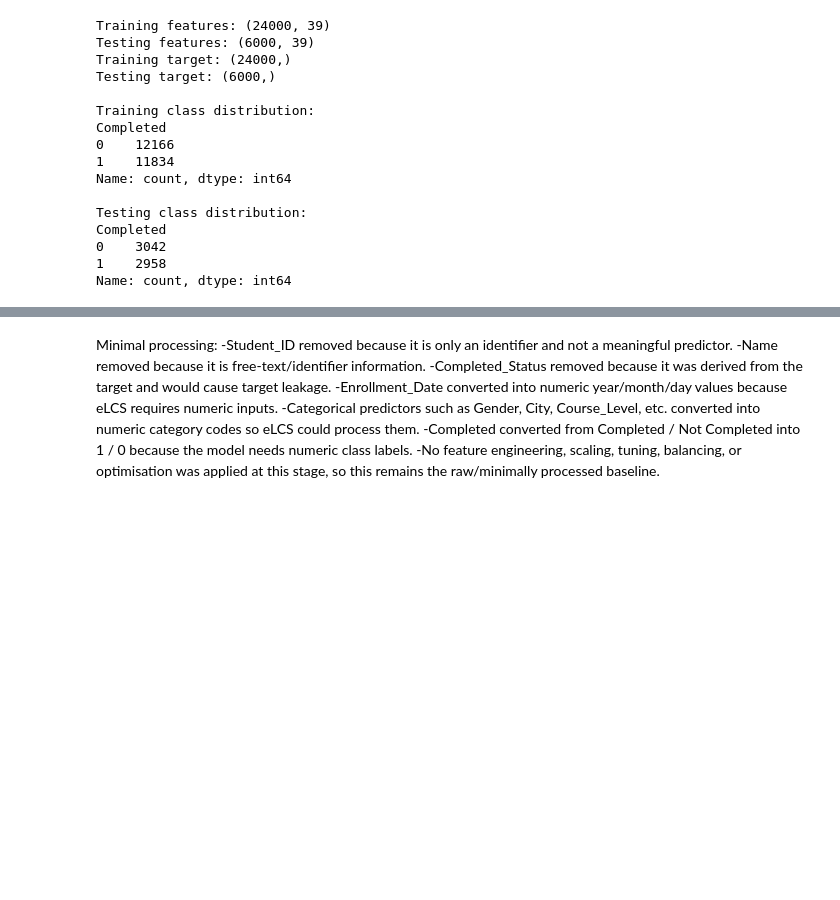
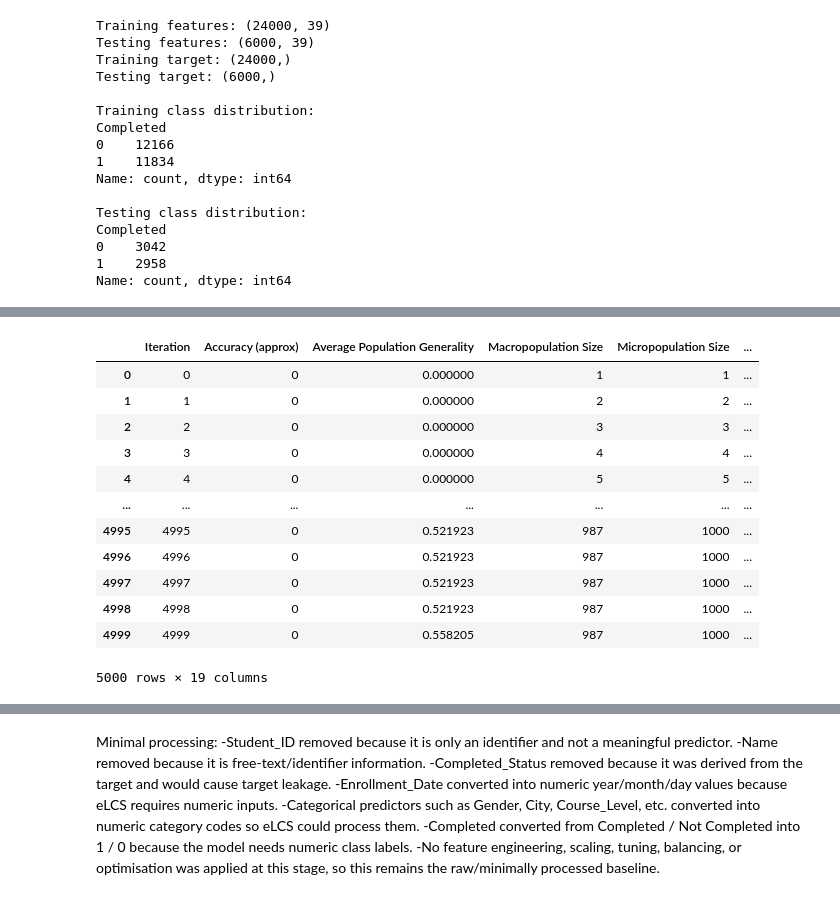
Before and after one commit to adithya-blip111/data_ai_project, a Jupyter notebook: src/data_ai_project_p2.ipynb, the cells around one changed output, grey strips where cells are left out. Drawn from its saved outputs; the diff is of its cells as text; code cells hidden in the pictures; blank space fills up the shorter version.

```diff
--- a/src/data_ai_project_p2.ipynb
+++ b/src/data_ai_project_p2.ipynb
@@ -393,0 +264,22 @@ print("\nNumber of features:", X.shape[1])
+# %%
+export_dir = "../data/export/"
+baseline_iteration_tracking_file = f"{export_dir}/baseline_elcs_model_iterationData.csv"
+
+baseline_elcs_model.export_iteration_tracking_data(baseline_iteration_tracking_file)
+iterationData = pd.read_csv(baseline_iteration_tracking_file)
+
+display(iterationData)
+# %% [output]
+|  | Iteration | Accuracy (approx) | Average Population Generality | Macropopulation Size | Micropopulation Size | ... |
+| 0 | 0 | 0 | 0.000000 | 1 | 1 | ... |
+| 1 | 1 | 0 | 0.000000 | 2 | 2 | ... |
+| 2 | 2 | 0 | 0.000000 | 3 | 3 | ... |
+| 3 | 3 | 0 | 0.000000 | 4 | 4 | ... |
+| 4 | 4 | 0 | 0.000000 | 5 | 5 | ... |
+| ... | ... | ... | ... | ... | ... | ... |
+| 4995 | 4995 | 0 | 0.521923 | 987 | 1000 | ... |
+| 4996 | 4996 | 0 | 0.521923 | 987 | 1000 | ... |
+| 4997 | 4997 | 0 | 0.521923 | 987 | 1000 | ... |
+| 4998 | 4998 | 0 | 0.521923 | 987 | 1000 | ... |
+| 4999 | 4999 | 0 | 0.558205 | 987 | 1000 | ... |
+5000 rows × 19 columns
```
Also changed, not shown: parts of 16 cells of this notebook, 2 other files.
